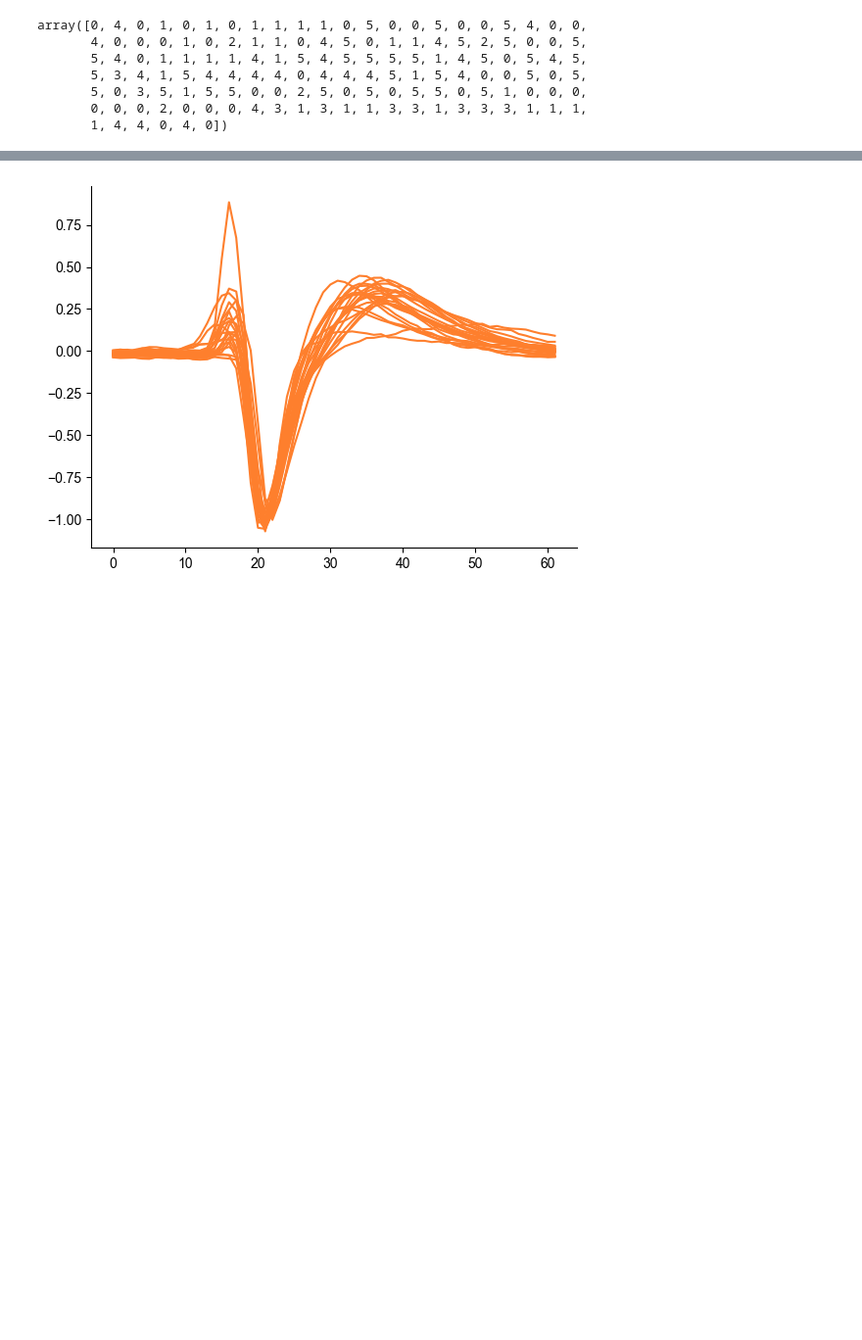
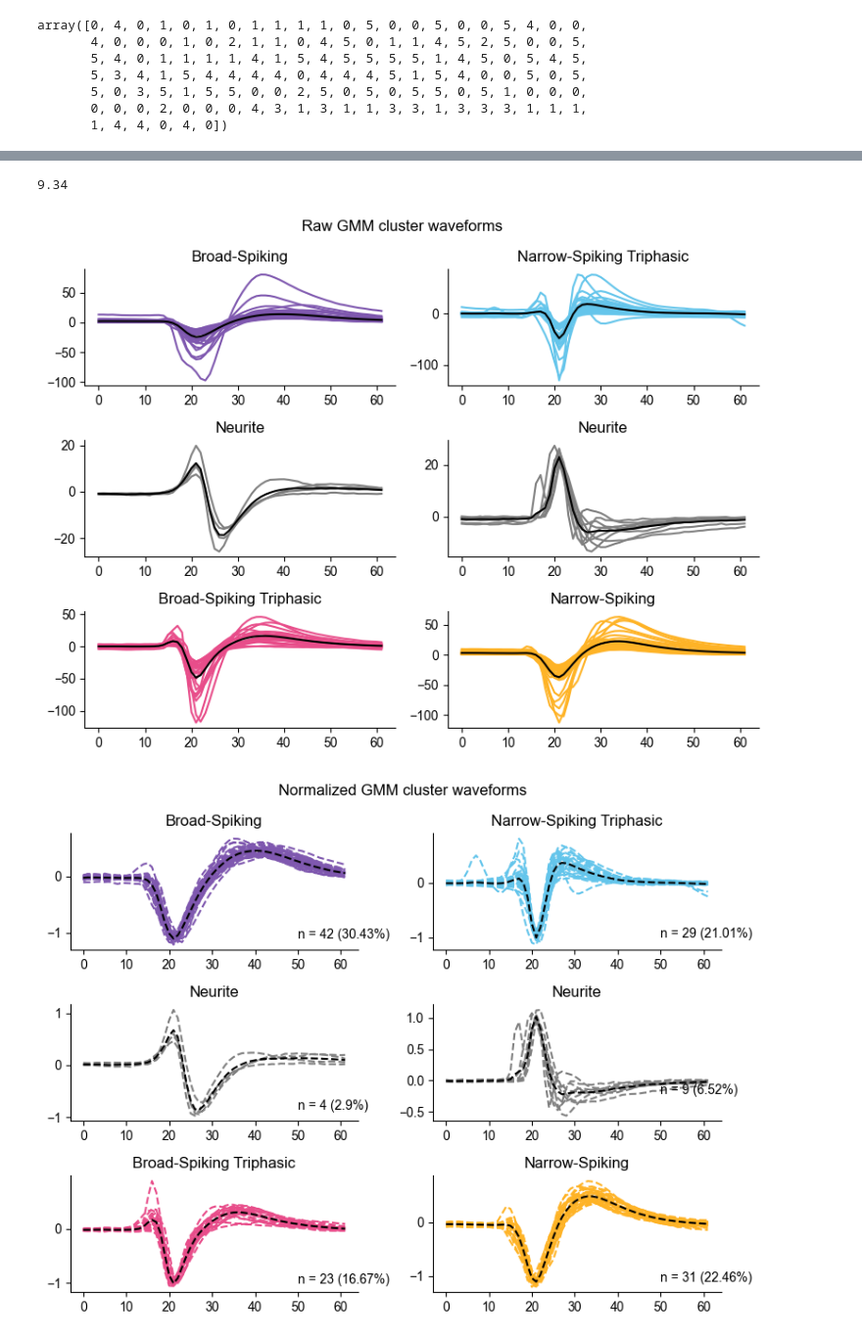
Before and after one commit to mateouma/fpp-npx, a Jupyter notebook: bsns_testing.ipynb, the cells around one changed output, grey strips where cells are left out. Shown: that part at 98% size. Drawn from its saved outputs; the diff is of its cells as text; code cells hidden in the pictures; blank space fills up the shorter version.

```diff
--- a/bsns_testing.ipynb
+++ b/bsns_testing.ipynb
@@ -68,4 +65,6 @@ array([0, 4, 0, 1, 0, 1, 0, 1, 1, 1, 1, 0, 5, 0, 0, 5, 0, 0, 5, 4, 0, 0,
        5, 0, 3, 5, 1, 5, 5, 0, 0, 2, 5, 0, 5, 0, 5, 5, 0, 5, 1, 0, 0, 0,
        0, 0, 0, 2, 0, 0, 0, 4, 3, 1, 3, 1, 1, 3, 3, 1, 3, 3, 3, 1, 1, 1,
        1, 4, 4, 0, 4, 0])
+# %%
+CUSTOM_PAL_SORT_4 = ['#7F58AF', '#64C5EB', 'gray', 'gray', '#E84D8A', '#FEB326']
 # %%
@@ -76,7 +80,53 @@ for i,wf in enumerate(waveforms_scaled):
+# %%
+bsns_lab_dict = {
+    0: 'Broad-Spiking',
+    1: 'Narrow-Spiking Triphasic',
+    2: 'Neurite',
+    3: 'Neurite',
+    4: 'Broad-Spiking Triphasic',
+    5: 'Narrow-Spiking'
+}
+# %%
+np.sum([3,4,2.342]).round(2)
+# %% [output]
+9.34
 # %%
-gm_lab = 4
-plt.plot(waveforms_scaled[unit_labs == gm_lab].T, color=CUSTOM_PAL_SORT_3[gm_lab])
-#plt.plot(waveforms_scaled[unit_labs == 1].T, color=CUSTOM_PAL_SORT_3[1])
+fig, ax = plt.subplots(3,2, figsize=(8,6))
+
+ax = ax.flatten()
+
+for gm_lab in range(6):
+
+    gm_waveforms = mean_unit_waveforms[unit_labs == gm_lab].T
+    gm_waveforms_scaled = waveforms_scaled[unit_labs == gm_lab].T
+
+    ax[gm_lab].plot(gm_waveforms, color=CUSTOM_PAL_SORT_4[gm_lab])
+    #plt.plot(gm_waveforms_scaled, color=CUSTOM_PAL_SORT_3[gm_lab], linestyle='--')
+
+    ax[gm_lab].plot(gm_waveforms.mean(axis=1), color='k')
+    ax[gm_lab].set_title(bsns_lab_dict[gm_lab])
+fig.suptitle("Raw GMM cluster waveforms")
+plt.tight_layout()
 plt.show()
+
+fig, ax = plt.subplots(3,2, figsize=(8,6))
+
+ax = ax.flatten()
+
+for gm_lab in range(6):
+
+    gm_waveforms = mean_unit_waveforms[unit_labs == gm_lab].T
+    gm_waveforms_scaled = waveforms_scaled[unit_labs == gm_lab].T
+    gm_waveform_scaled_mean = gm_waveforms_scaled.mean(axis=1)
+
+    #ax[gm_lab].plot(gm_waveforms, color=CUSTOM_PAL_SORT_3[gm_lab])
+    ax[gm_lab].plot(gm_waveforms_scaled, color=CUSTOM_PAL_SORT_4[gm_lab], linestyle='--')
+    ax[gm_lab].plot(gm_waveform_scaled_mean , color='k', linestyle='--')
+    ax[gm_lab].text(50, np.min(gm_waveform_scaled_mean), f'n = {np.sum(unit_labs == gm_lab)} ({np.round(np.sum(unit_labs == gm_lab) / len(unit_labs) * 100, 2)}%)')
+    ax[gm_lab].set_title(f'{bsns_lab_dict[gm_lab]}')
+fig.suptitle("Normalized GMM cluster waveforms")
+plt.tight_layout()
+plt.show()
 # %% [output]
-[figure, old version]
+[figure, new version]
+[figure, added]
```
Also changed, not shown: parts of 11 cells of this notebook, 4 other files.
